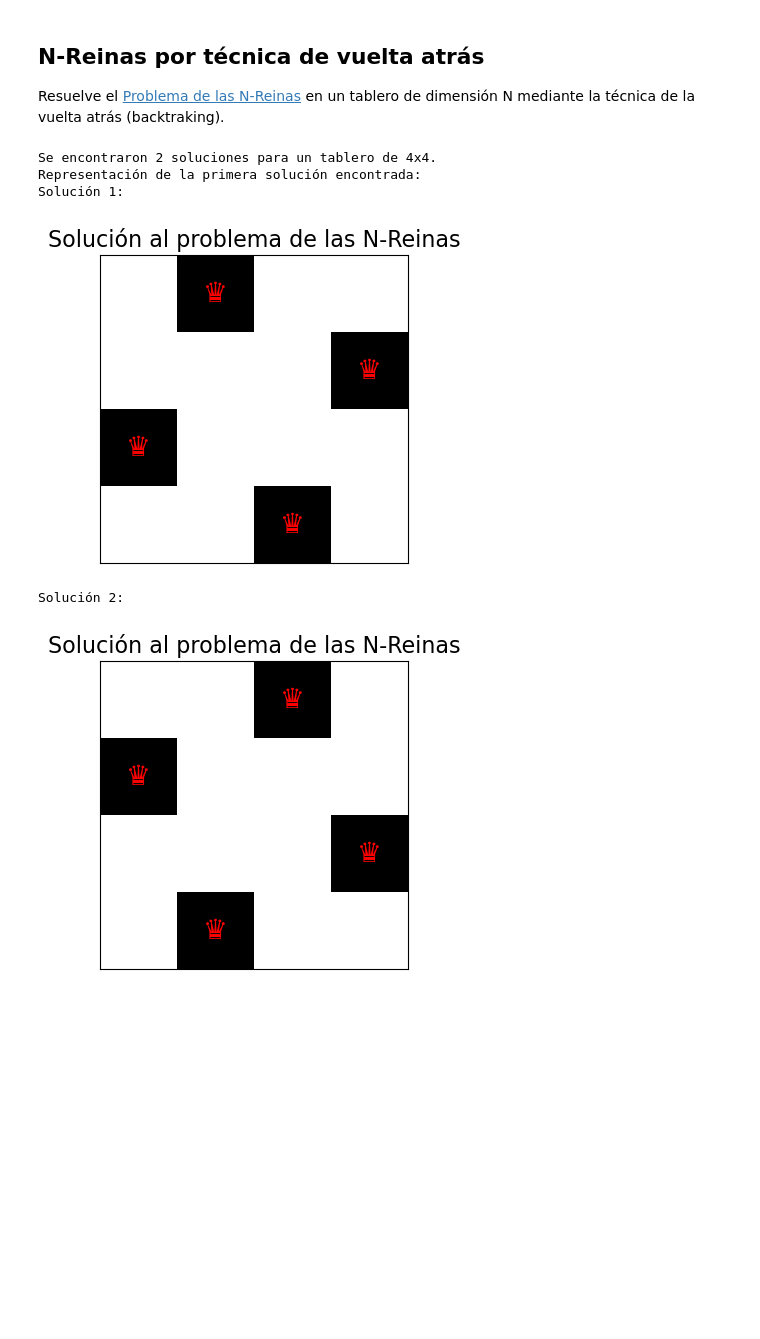
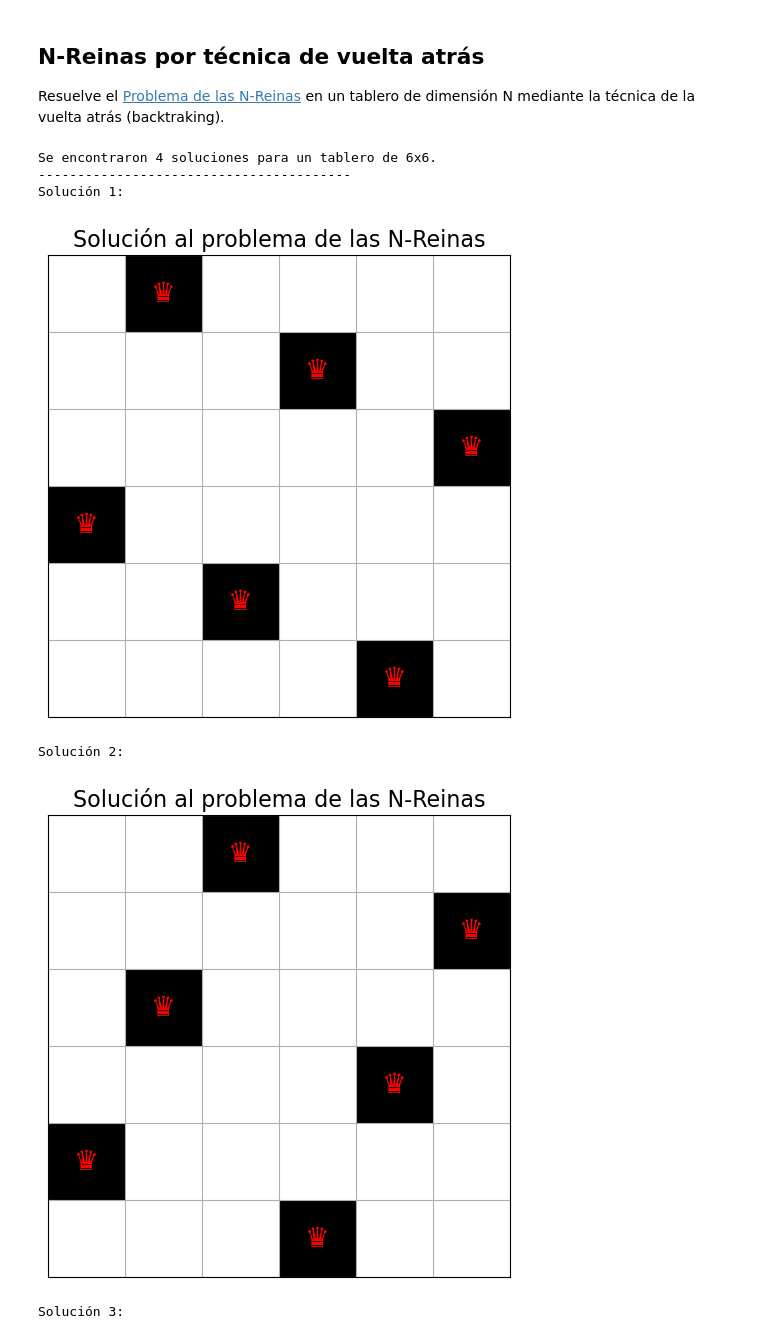
Before and after one commit to amorenooya/MIAR, a Jupyter notebook: Algoritmos_R1.ipynb, the cells around one changed output. Saved outputs shown, nothing was run; the diff lists cells and outputs as text; code cells hidden in the pictures; blank space fills up the shorter version.

```diff
--- a/Algoritmos_R1.ipynb
+++ b/Algoritmos_R1.ipynb
@@ -291,39 +328,46 @@ def visualizar_solucion(solucion):
         columna = fila.index("Q")
         tablero[i, columna] = 1
 
     # Crear la figura del tablero
     fig, ax = plt.subplots(figsize=(n, n))
     ax.matshow(tablero, cmap="binary")
 
     # Añadir las reinas y el diseño del tablero
     for i in range(n):
         for j in range(n):
             if tablero[i, j] == 1:
                 ax.text(j, i, "♛", va='center', ha='center', fontsize=20, color="red")
             else:
                 color = "black" if (i + j) % 2 == 0 else "white"
                 ax.text(j, i, "", va='center', ha='center', fontsize=20, color=color)
 
-    ax.set_xticks([])
-    ax.set_yticks([])
+    # Para añadir la cuadrícula y ajustarla
+    plt.gca().set_xticks([x - 0.5 for x in plt.gca().get_xticks()][1:], minor='true')
+    plt.gca().set_yticks([y - 0.5 for y in plt.gca().get_yticks()][1:], minor='true')
+    plt.grid(which='minor')
+
+    # No mostrar los ticks y labels
+    plt.tick_params(axis='both', which='both', bottom=False, left=False, top=False, labelbottom=False, labelleft=False, labeltop=False )
+
     plt.title("Solución al problema de las N-Reinas", fontsize=16)
     plt.show()
 
 # Ejemplo de uso
-n = 4
+n = 6
 soluciones = n_reinas(n)
 
 print(f"Se encontraron {len(soluciones)} soluciones para un tablero de {n}x{n}.")
-print(f"Representación de la primera solución encontrada:")
+print("----------------------------------------")
 
 # Visualizar las soluciones
 for i, solucion in enumerate(soluciones, 1):
     print(f"Solución {i}:")
     visualizar_solucion(solucion)
 # %% [output]
-Se encontraron 2 soluciones para un tablero de 4x4.
-Representación de la primera solución encontrada:
+Se encontraron 4 soluciones para un tablero de 6x6.
+----------------------------------------
 Solución 1:
-[figure, old version]
+[figure, new version]
 Solución 2:
-[figure, old version]
+[figure, new version]
+Solución 3:
```
Also changed, not shown: parts of 4 cells of this notebook.
